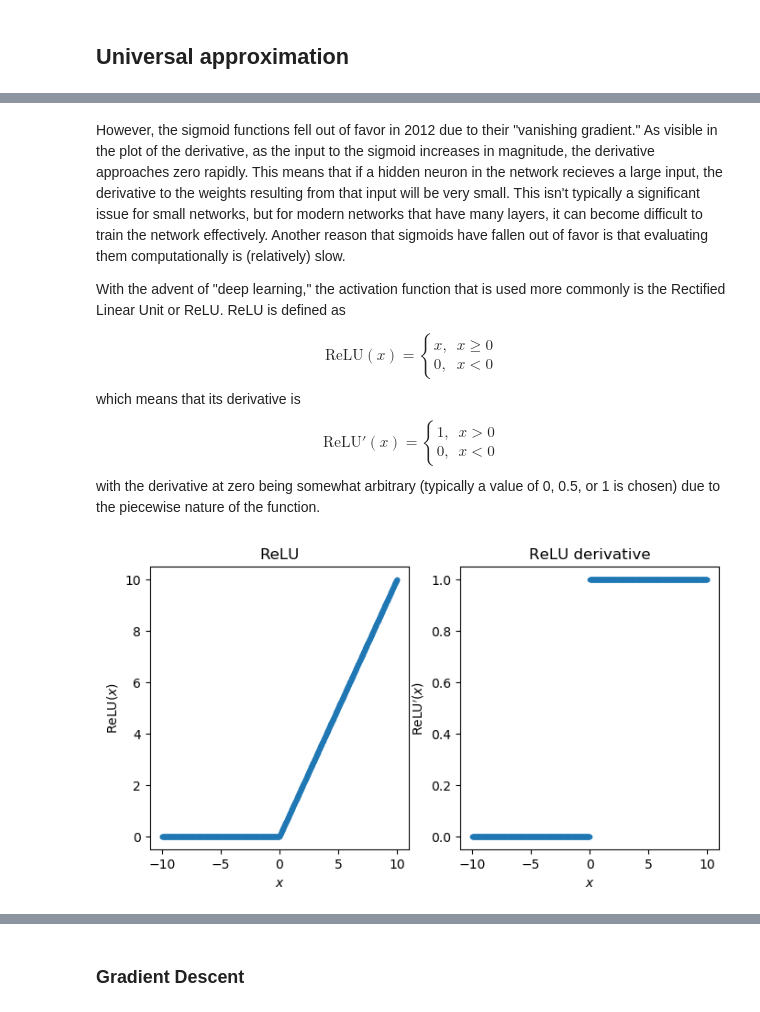
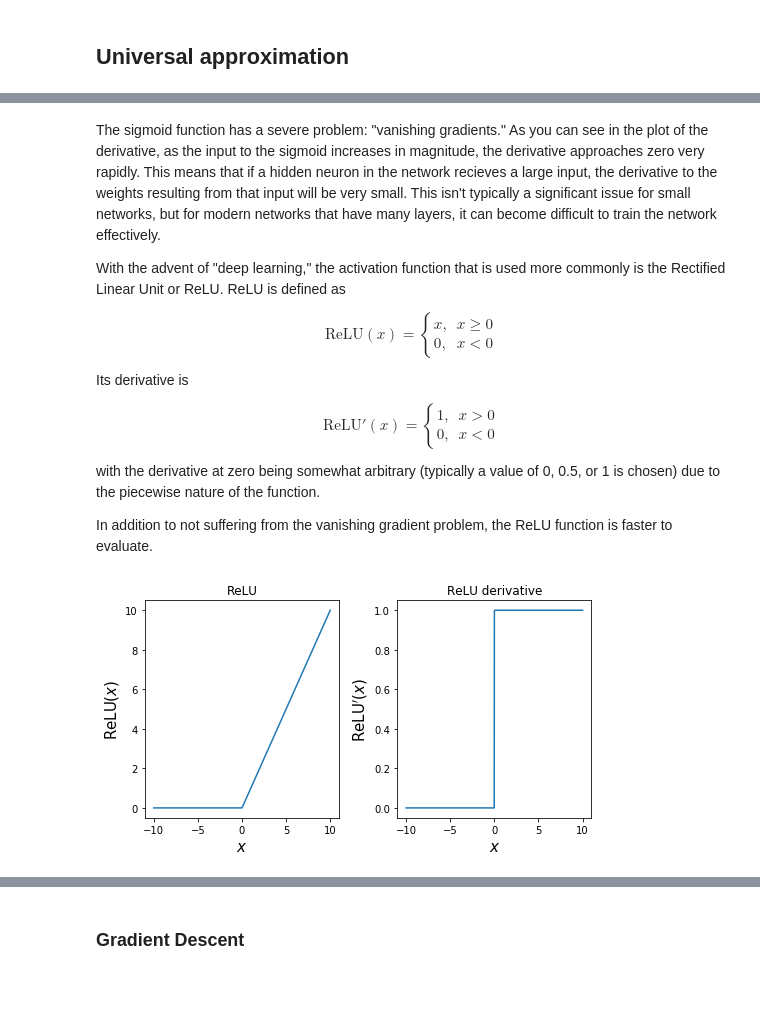
Before and after one commit to asabenhur/CS345, a Jupyter notebook: notebooks/module08_01_neural_networks_mlp.ipynb, the cells around one changed output, grey strips where cells are left out. Saved outputs shown, nothing was run; the diff lists cells and outputs as text; code cells hidden in the pictures; blank space fills up the shorter version.

```diff
--- a/notebooks/module08_01_neural_networks_mlp.ipynb
+++ b/notebooks/module08_01_neural_networks_mlp.ipynb
@@ -291,18 +190,0 @@ The activation function that was used most commonly from the mid 1980s to 2012 w
-# %%
-fig = plt.figure(figsize=(8, 4))
-ax = fig.add_subplot(121)
-ax2 = fig.add_subplot(122)
-
-x = np.linspace(-10, 10, 1000)
-y = sigmoid(x)
-
-dy = sigmoid_derivative(x)
-
-ax.plot(x, y)
-ax.set_xlabel('$x$')
-ax.set_ylabel('$\sigma(x)$')
-ax.set_title('The sigmoid function')
-ax2.plot(x, dy)
-ax2.set_xlabel('$x$')
-ax2.set_ylabel("$\sigma'(x)$")
-ax2.set_title("The derivative of the sigmoid");
@@ -311,12 +211,17 @@ ax2.set_title("The derivative of the sigmoid");
 # %% [markdown]
-However, the sigmoid functions fell out of favor in 2012 due to their "vanishing gradient."  As visible in the plot of the derivative, as the input to the sigmoid increases in magnitude, the derivative approaches zero rapidly.  This means that if a hidden neuron in the network recieves a large input, the derivative to the weights resulting from that input will be very small.  This isn't typically a significant issue for small networks, but for modern networks that have many layers, it can become difficult to train the network effectively.  Another reason that sigmoids have fallen out of favor is that evaluating them computationally is (relatively) slow.
+The sigmoid function has a severe problem: "vanishing gradients."  As you can see in the plot of the derivative, as the input to the sigmoid increases in magnitude, the derivative approaches zero very rapidly.  This means that if a hidden neuron in the network recieves a large input, the derivative to the weights resulting from that input will be very small.  This isn't typically a significant issue for small networks, but for modern networks that have many layers, it can become difficult to train the network effectively.
 
 With the advent of "deep learning," the activation function that is used more commonly is the Rectified Linear Unit or ReLU.  ReLU is defined as
 
 $$ \text{ReLU}(x) = \begin{cases} x, & x \geq 0 \\ 0, & x < 0 \end{cases} $$
-which means that its derivative is
+
+Its derivative is
+
 $$ \text{ReLU}'(x) = \begin{cases} 1, & x > 0 \\ 0, & x < 0 \end{cases} $$
+
 with the derivative at zero being somewhat arbitrary (typically a value of 0, 0.5, or 1 is chosen) due to the piecewise nature of the function.
+
+In addition to not suffering from the vanishing gradient problem, the ReLU function is faster to evaluate.
 # %%
 def ReLU(x):
     return np.maximum(0, x)
@@ -327,21 +232,22 @@ def ReLU_derivative(x):
     return dy
 # %%
 fig = plt.figure(figsize=(8, 4))
-ax = fig.add_subplot(121)
+ax1 = fig.add_subplot(121)
 ax2 = fig.add_subplot(122)
+plt.subplots_adjust(wspace=0.3)
 
 x = np.linspace(-10, 10, 1000)
 y = ReLU(x)
 
 dy = ReLU_derivative(x)
 
-ax.plot(x, y, '.')
-ax.set_xlabel('$x$')
-ax.set_ylabel('ReLU$(x)$')
-ax.set_title('ReLU')
-ax2.plot(x, dy, '.')
-ax2.set_xlabel('$x$')
-ax2.set_ylabel("ReLU$'(x)$")
+ax1.plot(x, y)
+ax1.set_xlabel('$x$', fontsize=15)
+ax1.set_ylabel('ReLU$(x)$', fontsize=15)
+ax1.set_title('ReLU')
+ax2.plot(x, dy)
+ax2.set_xlabel('$x$', fontsize=15)
+ax2.set_ylabel("ReLU$'(x)$", fontsize=15)
 ax2.set_title("ReLU derivative");
 # %% [output]
-[figure, old version]
+[figure, new version]
```
Also changed, not shown: parts of 79 cells of this notebook.
